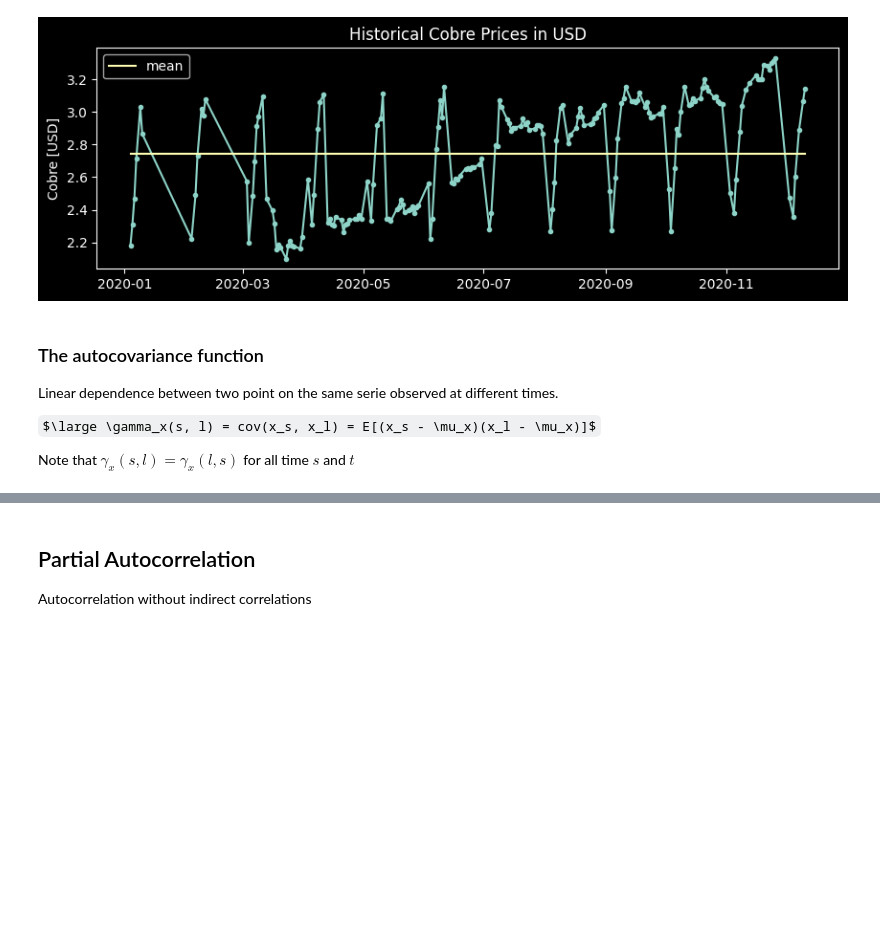
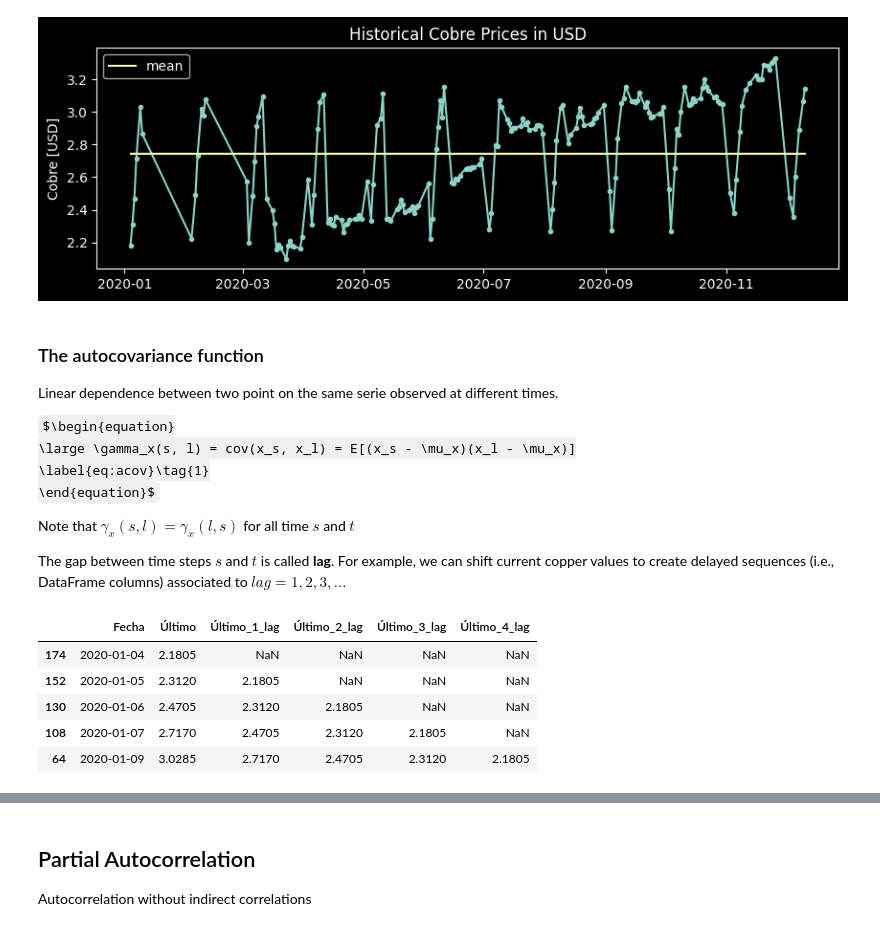
Before and after one commit to cridonoso/time_series_introduction, a Jupyter notebook: TimeSeriesTutorial.ipynb, the cells around one changed output, grey strips where cells are left out. Drawn from its saved outputs; the diff is of its cells as text; code cells hidden in the pictures; some formulas as TeX source; blank space fills up the shorter version.

```diff
--- a/TimeSeriesTutorial.ipynb
+++ b/TimeSeriesTutorial.ipynb
@@ -82,6 +84,11 @@ plt.show()
 ### The autocovariance function
 Linear dependence between two point on the same serie observed at different times.
 
-$\large \gamma_x(s, l) = cov(x_s, x_l) = E[(x_s - \mu_x)(x_l - \mu_x)]$
+$\begin{equation}
+    \large \gamma_x(s, l) = cov(x_s, x_l) = E[(x_s - \mu_x)(x_l - \mu_x)]
+    \label{eq:acov}\tag{1}
+\end{equation}$
 
 Note that $\gamma_x(s, l) = \gamma_x(l, s)$ for all time $s$ and $t$
+
+The gap between time steps $s$ and $t$ is called **lag**. For example, we can shift current copper values to create delayed sequences (i.e., DataFrame columns) associated to $lag=1,2,3,...$
@@ -93,0 +95,11 @@ except:
+# %%
+for lag in range(1, 5):
+    cobre_df[f'Último_{lag}_lag'] = cobre_df['Último'].shift(lag)
+cobre_df.head()
+# %% [output]
+|  | Fecha | Último | Último_1_lag | Último_2_lag | Último_3_lag | Último_4_lag |
+| 174 | 2020-01-04 | 2.1805 | NaN | NaN | NaN | NaN |
+| 152 | 2020-01-05 | 2.3120 | 2.1805 | NaN | NaN | NaN |
+| 130 | 2020-01-06 | 2.4705 | 2.3120 | 2.1805 | NaN | NaN |
+| 108 | 2020-01-07 | 2.7170 | 2.4705 | 2.3120 | 2.1805 | NaN |
+| 64 | 2020-01-09 | 3.0285 | 2.7170 | 2.4705 | 2.3120 | 2.1805 |
```
Also changed, not shown: parts of 20 cells of this notebook.
